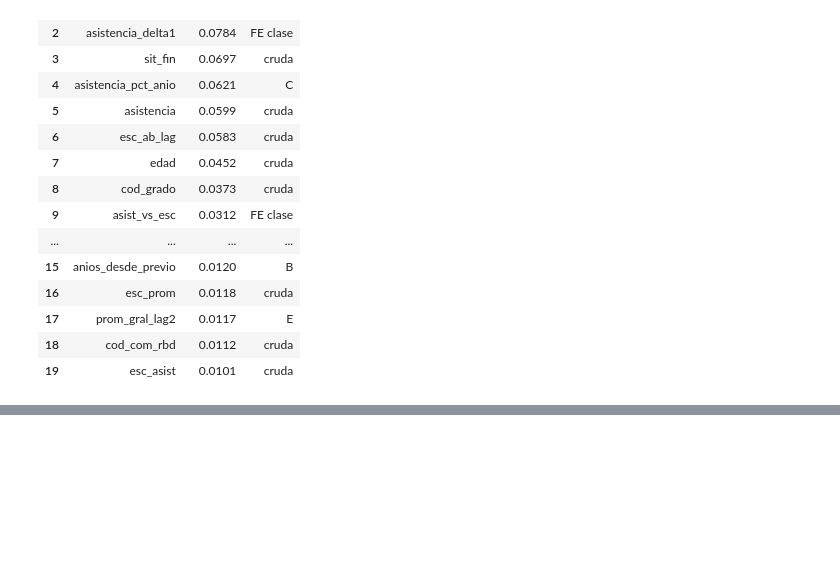
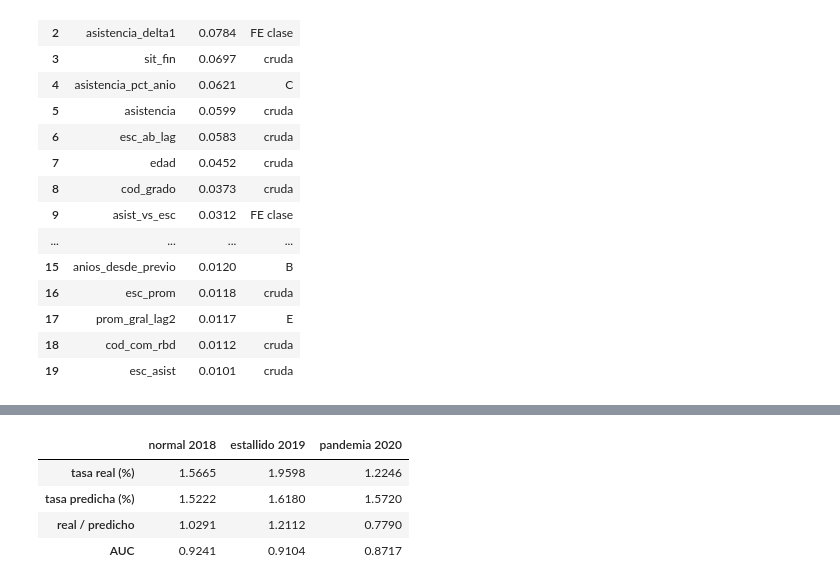
Before and after one commit to OsvaldoFernandez/acd-minedu, a Jupyter notebook: desafio.ipynb, the cells around one changed output, grey strips where cells are left out. Saved outputs shown, nothing was run; the diff lists cells and outputs as text; code cells hidden in the pictures; blank space fills up the shorter version.

```diff
--- a/desafio.ipynb
+++ b/desafio.ipynb
@@ -354,0 +450,23 @@ Lo que sigue depende de esta decisión:
+# %%
+CORTES = [0, .005, .01, .02, .05, .1, .2, .4, 1]
+CALIB = {"normal 2018": (2015, 2017, 2018), "estallido 2019": (2015, 2018, 2019), "pandemia 2020": (2015, 2019, 2020)}
+
+
+def predecir_backtest(cols, desde, hasta, test):
+    m = entrenar(d_raw, cols, desde, hasta)
+    te = poblacion(d_raw)
+    te = te[te["agno"] == test]
+    return te["abandono_t1"].to_numpy(), m.predict(te[cols])
+
+
+bt = {nombre: predecir_backtest(FINAL, *v) for nombre, v in CALIB.items()}
+
+pd.DataFrame({nombre: {"tasa real (%)": 100 * y.mean(), "tasa predicha (%)": 100 * p.mean(),
+                       "real / predicho": y.mean() / p.mean(), "AUC": roc_auc_score(y, p)}
+              for nombre, (y, p) in bt.items()}).round(4)
+# %% [output]
+|  | normal 2018 | estallido 2019 | pandemia 2020 |
+| tasa real (%) | 1.5665 | 1.9598 | 1.2246 |
+| tasa predicha (%) | 1.5222 | 1.6180 | 1.5720 |
+| real / predicho | 1.0291 | 1.2112 | 0.7790 |
+| AUC | 0.9241 | 0.9104 | 0.8717 |
```
Also changed, not shown: parts of 15 cells of this notebook, 1 other file.
